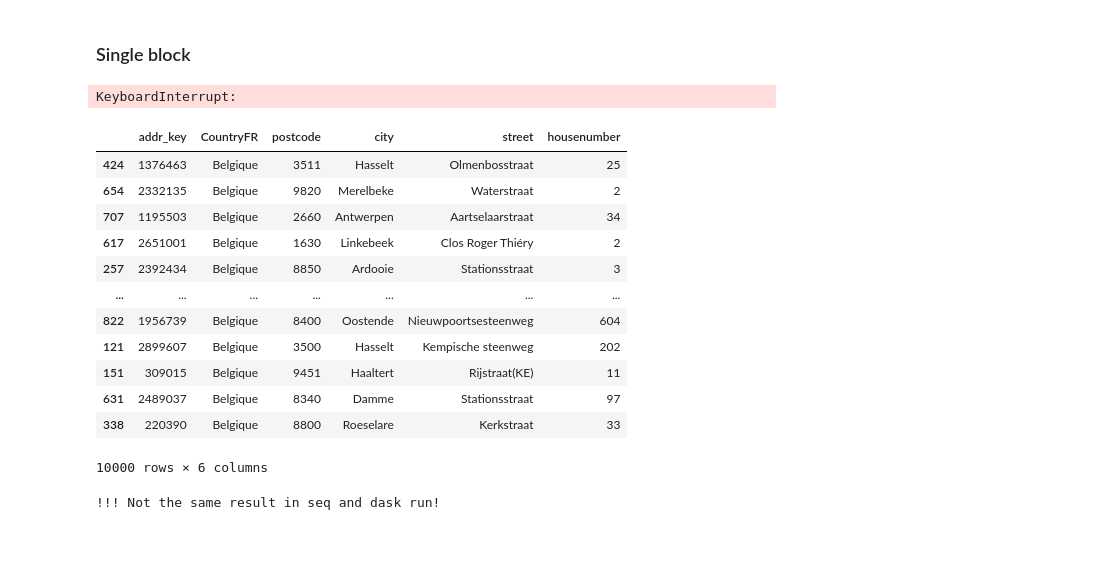
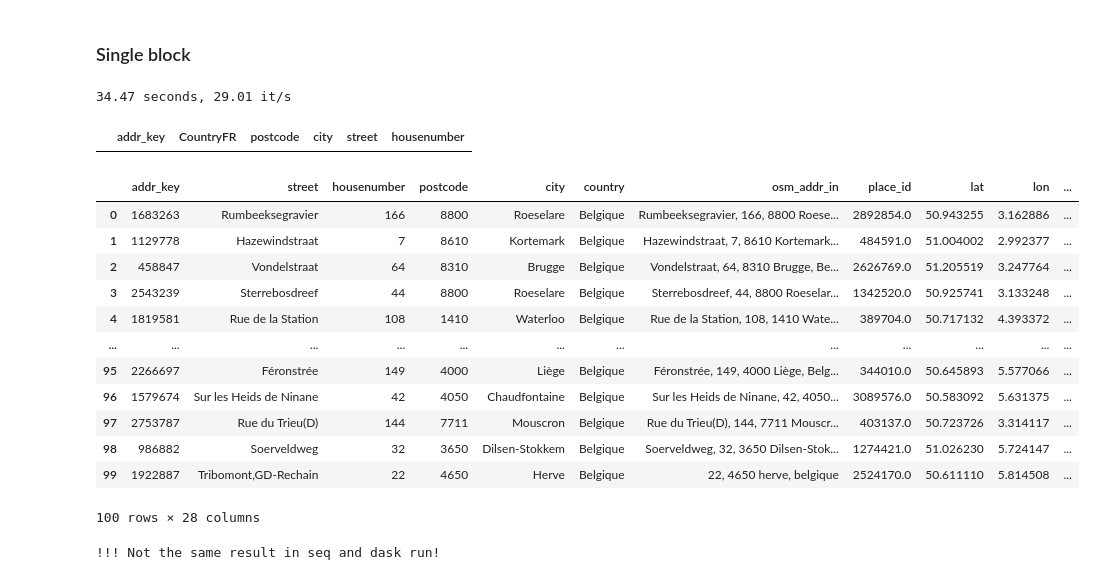
Before and after one commit to SmalsResearch/NominatimWrapper, a Jupyter notebook: AddressCleanserREST_test.ipynb, the cells around one changed output. Cells and saved outputs as stored; diff of their text form; code cells hidden in the pictures; blank space fills up the shorter version.

```diff
--- a/AddressCleanserREST_test.ipynb
+++ b/AddressCleanserREST_test.ipynb
@@ -59,7 +59,7 @@ def call_ws(addr_data, check_result=True, structured_osm=False): #lg = "en,fr,nl
     except Exception as e:
         return str(e)
 # %%
-def call_ws_batch(addr_data, mode="geo", with_reject=False, check_result=True, structured_osm=False): #lg = "en,fr,nl"
+def call_ws_batch(addr_data, mode="geo", with_rejected=False, check_result=True, structured_osm=False): #lg = "en,fr,nl"
 #     print(addr_data)
 #     print(addr_data.shape)
 #     print()
@@ -78,7 +78,7 @@ def call_ws_batch(addr_data, mode="geo", with_reject=False, check_result=True, s
     fields= {
         'media': ('addresses.csv', file_data),
         'mode': mode,
-        "with_rejected" : "yes" if with_reject else "no",
+        "with_rejected" : "yes" if with_rejected else "no",
         "check_result" : "yes" if check_result else "no",
         "struct_osm" : "yes" if structured_osm else "no",
         #"extra_house_nbr": "no"
@@ -346,10 +397,12 @@ mg[mg._merge != "both"].sort_values("addr_key")
 # %%
 t = datetime.now()
 
-addresses_batch = call_ws_batch(addresses[[addr_key_field, street_field, housenbr_field, postcode_field, city_field, country_field]],
+addresses_batch = call_ws_batch(addresses[[addr_key_field,
+                                           street_field, housenbr_field, postcode_field, city_field, country_field]],
                                 mode="long",
                                 check_result=False,
-                                structured_osm=False)
+                                structured_osm=False,
+                               with_rejected=True)
 
 tot_time = (datetime.now() - t).total_seconds()
 print(f"{tot_time:.2f} seconds, {addresses.shape[0]/tot_time:.2f} it/s")
@@ -357,23 +410,27 @@ print(f"{tot_time:.2f} seconds, {addresses.shape[0]/tot_time:.2f} it/s")
 # Best:        24.99 seconds, 40.01 it/s
 # Resto:       38.33 seconds, 26.09 it/s
 # %% [output]
-KeyboardInterrupt:
+34.47 seconds, 29.01 it/s
-# %%
-addresses
-# %% [output]
-|  | addr_key | CountryFR | postcode | city | street | housenumber |
-| 424 | 1376463 | Belgique | 3511 | Hasselt | Olmenbosstraat | 25 |
-| 654 | 2332135 | Belgique | 9820 | Merelbeke | Waterstraat | 2 |
-| 707 | 1195503 | Belgique | 2660 | Antwerpen | Aartselaarstraat | 34 |
-| 617 | 2651001 | Belgique | 1630 | Linkebeek | Clos Roger Thiéry | 2 |
-| 257 | 2392434 | Belgique | 8850 | Ardooie | Stationsstraat | 3 |
-| ... | ... | ... | ... | ... | ... | ... |
-| 822 | 1956739 | Belgique | 8400 | Oostende | Nieuwpoortsesteenweg | 604 |
-| 121 | 2899607 | Belgique | 3500 | Hasselt | Kempische steenweg | 202 |
-| 151 | 309015 | Belgique | 9451 | Haaltert | Rijstraat(KE) | 11 |
-| 631 | 2489037 | Belgique | 8340 | Damme | Stationsstraat | 97 |
-| 338 | 220390 | Belgique | 8800 | Roeselare | Kerkstraat | 33 |
-10000 rows × 6 columns
+# %%
+addresses[addresses.addr_key.duplicated(keep=False)]
+# %% [output]
+|  | addr_key | CountryFR | postcode | city | street | housenumber |
+# %%
+addresses_batch
+# %% [output]
+|  | addr_key | street | housenumber | postcode | city | country | osm_addr_in | place_id | lat | lon | ... |
+| 0 | 1683263 | Rumbeeksegravier | 166 | 8800 | Roeselare | Belgique | Rumbeeksegravier, 166, 8800 Roese... | 2892854.0 | 50.943255 | 3.162886 | ... |
+| 1 | 1129778 | Hazewindstraat | 7 | 8610 | Kortemark | Belgique | Hazewindstraat, 7, 8610 Kortemark... | 484591.0 | 51.004002 | 2.992377 | ... |
+| 2 | 458847 | Vondelstraat | 64 | 8310 | Brugge | Belgique | Vondelstraat, 64, 8310 Brugge, Be... | 2626769.0 | 51.205519 | 3.247764 | ... |
+| 3 | 2543239 | Sterrebosdreef | 44 | 8800 | Roeselare | Belgique | Sterrebosdreef, 44, 8800 Roeselar... | 1342520.0 | 50.925741 | 3.133248 | ... |
+| 4 | 1819581 | Rue de la Station | 108 | 1410 | Waterloo | Belgique | Rue de la Station, 108, 1410 Wate... | 389704.0 | 50.717132 | 4.393372 | ... |
+| ... | ... | ... | ... | ... | ... | ... | ... | ... | ... | ... | ... |
+| 95 | 2266697 | Féronstrée | 149 | 4000 | Liège | Belgique | Féronstrée, 149, 4000 Liège, Belg... | 344010.0 | 50.645893 | 5.577066 | ... |
+| 96 | 1579674 | Sur les Heids de Ninane | 42 | 4050 | Chaudfontaine | Belgique | Sur les Heids de Ninane, 42, 4050... | 3089576.0 | 50.583092 | 5.631375 | ... |
+| 97 | 2753787 | Rue du Trieu(D) | 144 | 7711 | Mouscron | Belgique | Rue du Trieu(D), 144, 7711 Mouscr... | 403137.0 | 50.723726 | 3.314117 | ... |
+| 98 | 986882 | Soerveldweg | 32 | 3650 | Dilsen-Stokkem | Belgique | Soerveldweg, 32, 3650 Dilsen-Stok... | 1274421.0 | 51.026230 | 5.724147 | ... |
+| 99 | 1922887 | Tribomont,GD-Rechain | 22 | 4650 | Herve | Belgique | 22, 4650 herve, belgique | 2524170.0 | 50.611110 | 5.814508 | ... |
+100 rows × 28 columns
 # %%
 mg = addresses_seq[[ "city", "postcode","street", "housenumber", "method", "addr_out_street", "addr_out_number", "addr_out_postcode", "addr_out_city", "addr_key"]].fillna("").replace("fast", "orig").merge(
     addresses_batch[["city", "postcode","street", "housenumber", "method", "addr_out_street", "addr_out_number", "addr_out_postcode", "addr_out_city", "addr_key"]].fillna(""), how="outer", indicator=True)
```
Also changed, not shown: parts of 12 cells of this notebook, 14 other files.
